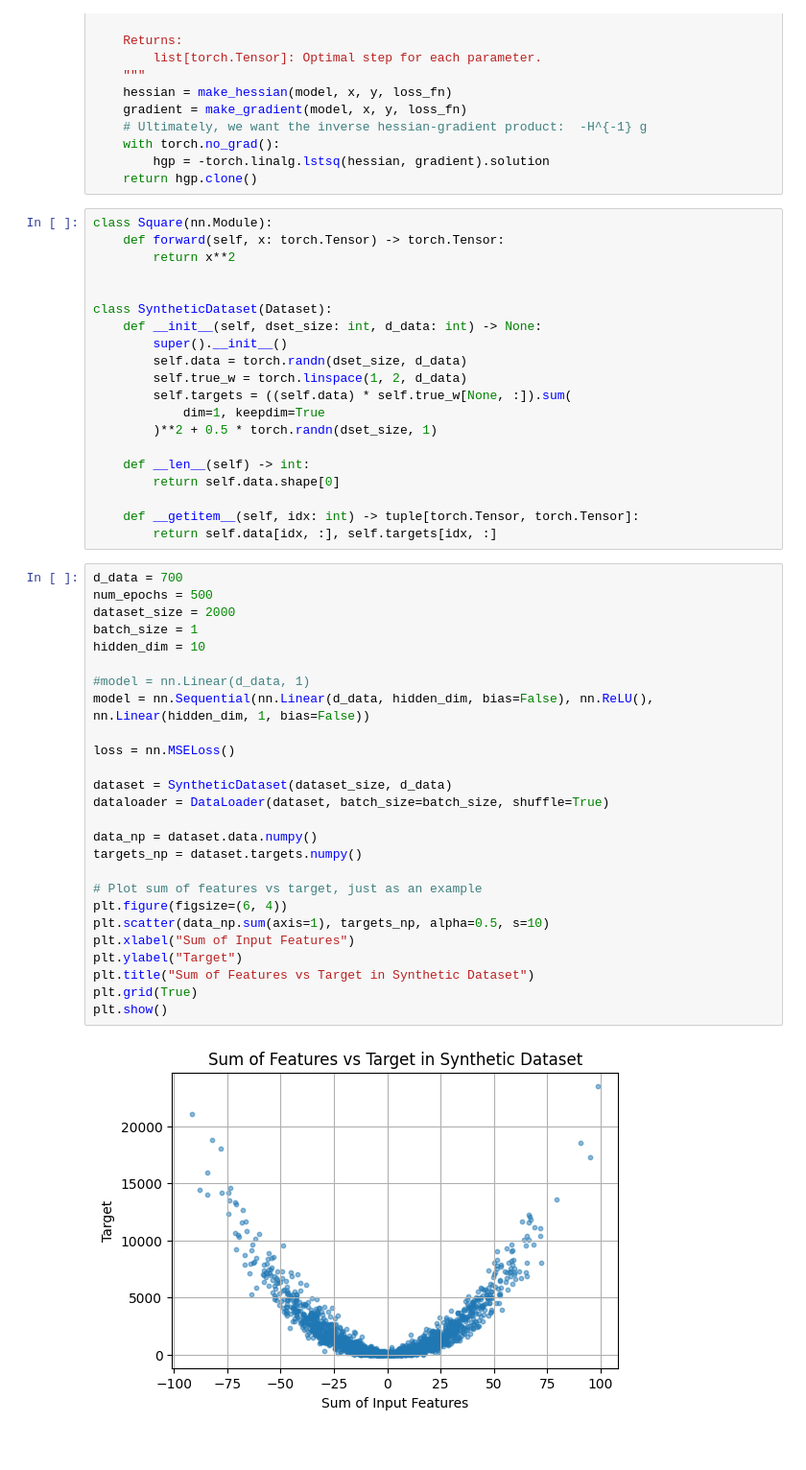
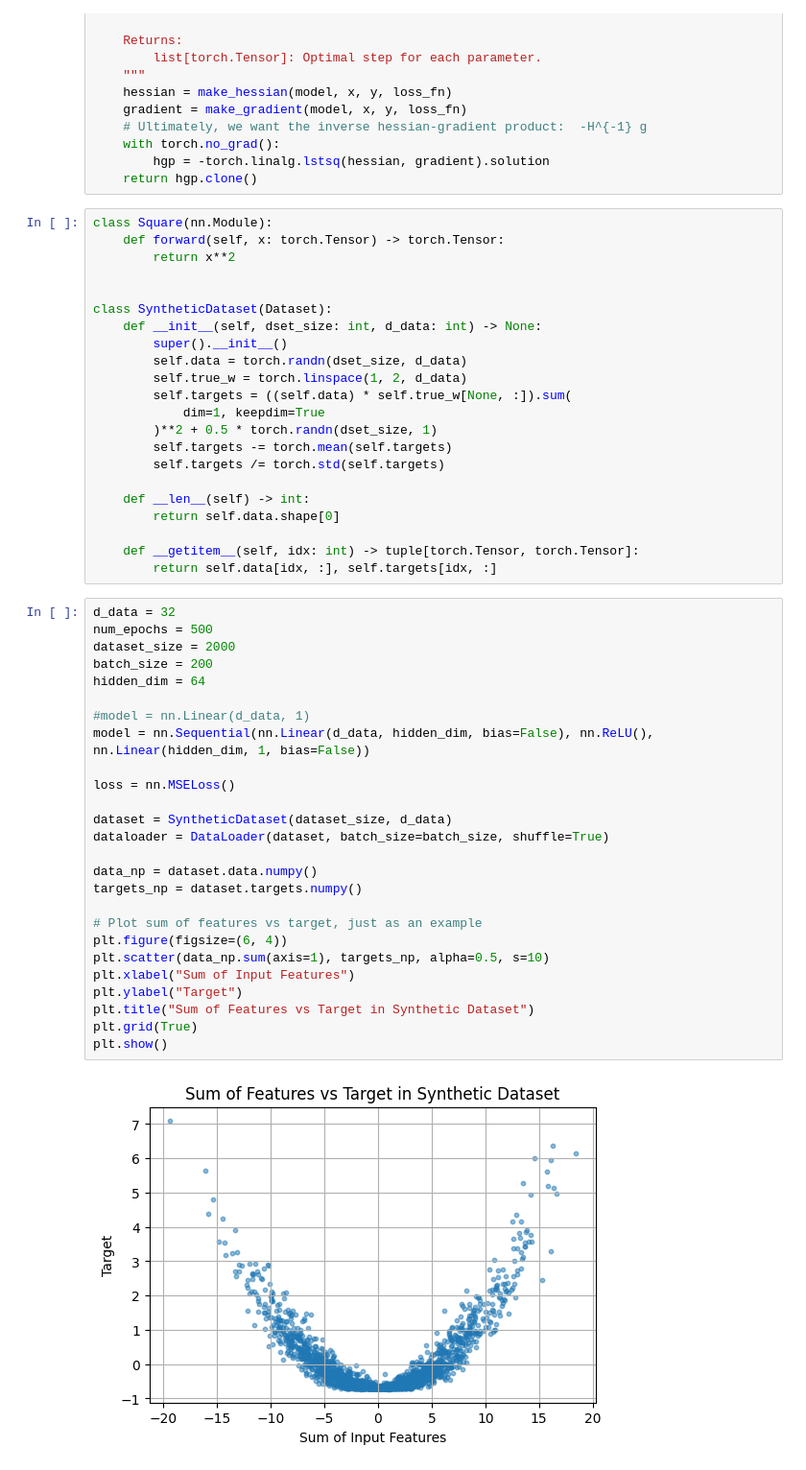
Before and after one commit to Aramist/introds-project, a Jupyter notebook: src/newton_vs_opt.ipynb, the cells around one changed output. Shown: that part at 96% size. Cells and saved outputs as stored; diff of their text form.

```diff
--- a/src/newton_vs_opt.ipynb
+++ b/src/newton_vs_opt.ipynb
@@ -211,6 +211,8 @@ class SyntheticDataset(Dataset):
         self.targets = ((self.data) * self.true_w[None, :]).sum(
             dim=1, keepdim=True
         )**2 + 0.5 * torch.randn(dset_size, 1)
+        self.targets -= torch.mean(self.targets)
+        self.targets /= torch.std(self.targets)
 
     def __len__(self) -> int:
         return self.data.shape[0]
@@ -218,33 +220,33 @@ class SyntheticDataset(Dataset):
     def __getitem__(self, idx: int) -> tuple[torch.Tensor, torch.Tensor]:
         return self.data[idx, :], self.targets[idx, :]
 # %%
-d_data = 700
+d_data = 32
 num_epochs = 500
 dataset_size = 2000
-batch_size = 1
-hidden_dim = 10
+batch_size = 200
+hidden_dim = 64
 
 #model = nn.Linear(d_data, 1)
 model = nn.Sequential(nn.Linear(d_data, hidden_dim, bias=False), nn.ReLU(), nn.Linear(hidden_dim, 1, bias=False))
 
 loss = nn.MSELoss()
 
 dataset = SyntheticDataset(dataset_size, d_data)
 dataloader = DataLoader(dataset, batch_size=batch_size, shuffle=True)
 
 data_np = dataset.data.numpy()
 targets_np = dataset.targets.numpy()
 
 # Plot sum of features vs target, just as an example
 plt.figure(figsize=(6, 4))
 plt.scatter(data_np.sum(axis=1), targets_np, alpha=0.5, s=10)
 plt.xlabel("Sum of Input Features")
 plt.ylabel("Target")
 plt.title("Sum of Features vs Target in Synthetic Dataset")
 plt.grid(True)
 plt.show()
 # %% [output]
-[figure, old version]
+[figure, new version]
 # %%
 losses = []
 cos_sims = []
```
Also changed, not shown: parts of 2 cells of this notebook.
